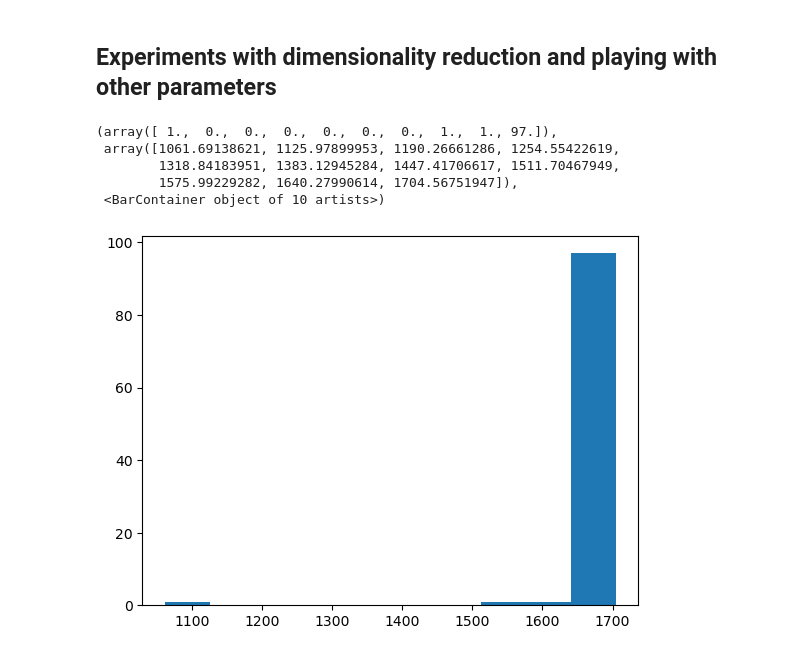
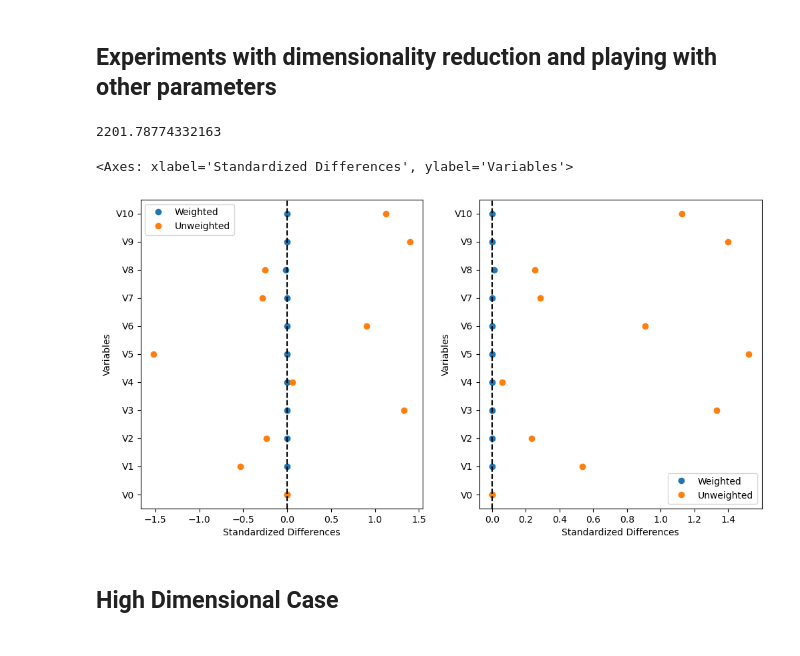
Before and after one commit to apoorvalal/cbpys, a Jupyter notebook: examples/example.ipynb, the cells around one changed output. Cells and saved outputs as stored; diff of their text form; code cells hidden in the pictures.

```diff
--- a/examples/example.ipynb
+++ b/examples/example.ipynb
@@ -14,7 +15,7 @@ import matplotlib.pyplot as plt
 from sklearn.preprocessing import MinMaxScaler
 # %%
 # Read lalonde data
-df = pd.read_csv("../data/lalonde_psid.csv")
+df = pd.read_csv("data/lalonde_psid.csv")
 df.head()
 # %% [output]
 |  | age | education | black | hispanic | married | nodegree | re74 | re75 | re78 | u74 | u75 | ... |
@@ -34,27 +37,28 @@ print(f" Our effect benchmark is given by: {y[w == 1].mean() - y[w == 0].mean()}
 # %% [markdown]
 ## Experiments with dimensionality reduction and playing with other parameters
 # %%
-list_tau = []
-for _ in range(100):
-        cbps = CBPS(X = X,
-                W = w,
-                estimand="ATT",
-                intercept=True,
-                noi=False,
-                niter=10000,
-                lr=1e-2,
-                reg=None,
-                svd=5
-        )
-        weights = cbps.weights()
-        tau = y[w == 1].mean() - np.average(y[w == 0], weights=weights.data.cpu().numpy())
-        list_tau.append(tau)
+cbps = CBPS(
+    X=X,
+    W=w,
+    estimand="ATT",
+    intercept=True,
+    noi=False,
+    niter=10000,
+    lr=1e-2,
+    reg=1e-5,
+    svd=None,
+)
+weights = cbps.weights(numpy=True)
-# %%
-plt.hist(np.array(list_tau))
-# %% [output]
-(array([ 1.,  0.,  0.,  0.,  0.,  0.,  0.,  1.,  1., 97.]),
- array([1061.69138621, 1125.97899953, 1190.26661286, 1254.55422619,
-        1318.84183951, 1383.12945284, 1447.41706617, 1511.70467949,
-        1575.99229282, 1640.27990614, 1704.56751947]),
- <BarContainer object of 10 artists>)
-[figure, removed]
+# %%
+y[w == 1].mean() - np.average(y[w == 0], weights=weights)
+# %% [output]
+2201.78774332163
+# %%
+f, ax = plt.subplots(1, 2, figsize=(12, 6))
+cbps.diagnose(method="smd", ax = ax[0])
+cbps.diagnose(method="asmd", ax = ax[1])
+# %% [output]
+<Axes: xlabel='Standardized Differences', ylabel='Variables'>
+[figure, added]
+# %% [markdown]
+## High Dimensional Case
```
Also changed, not shown: parts of 7 cells of this notebook, 6 other files.
